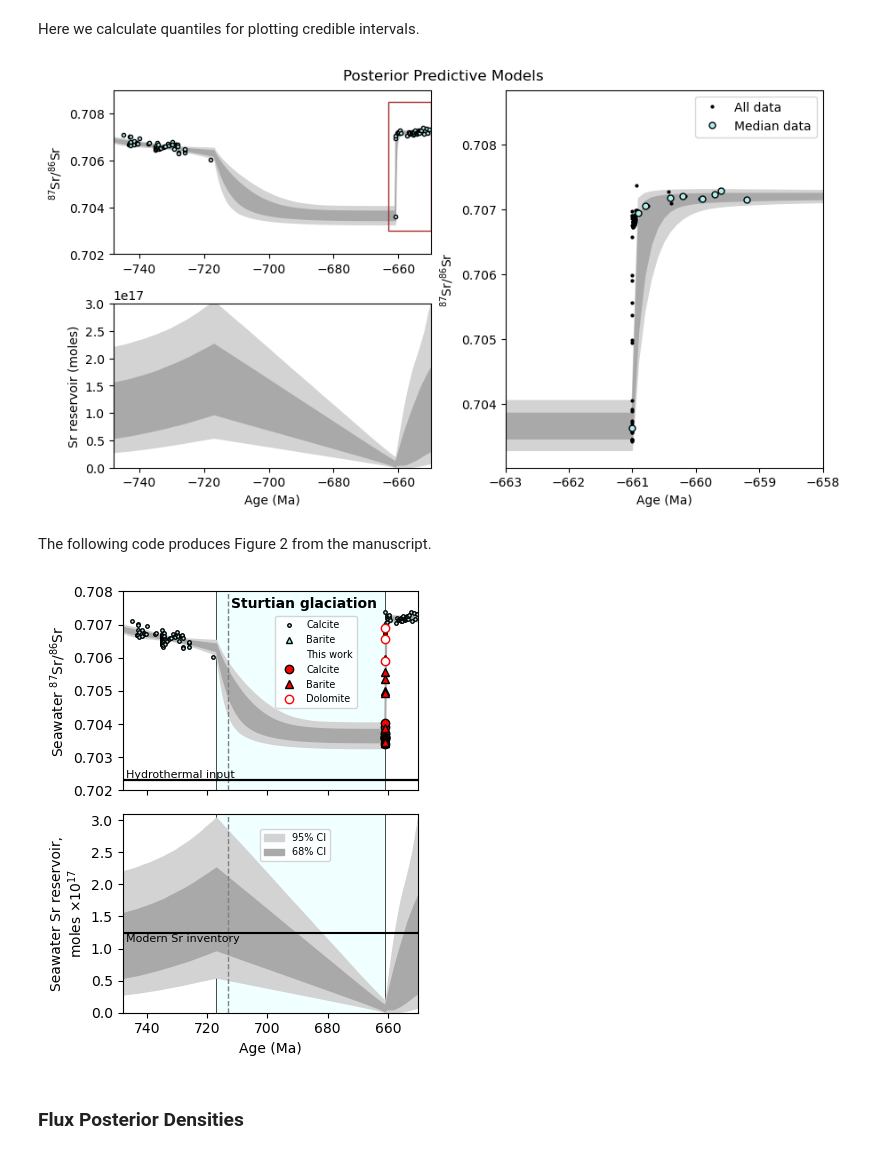
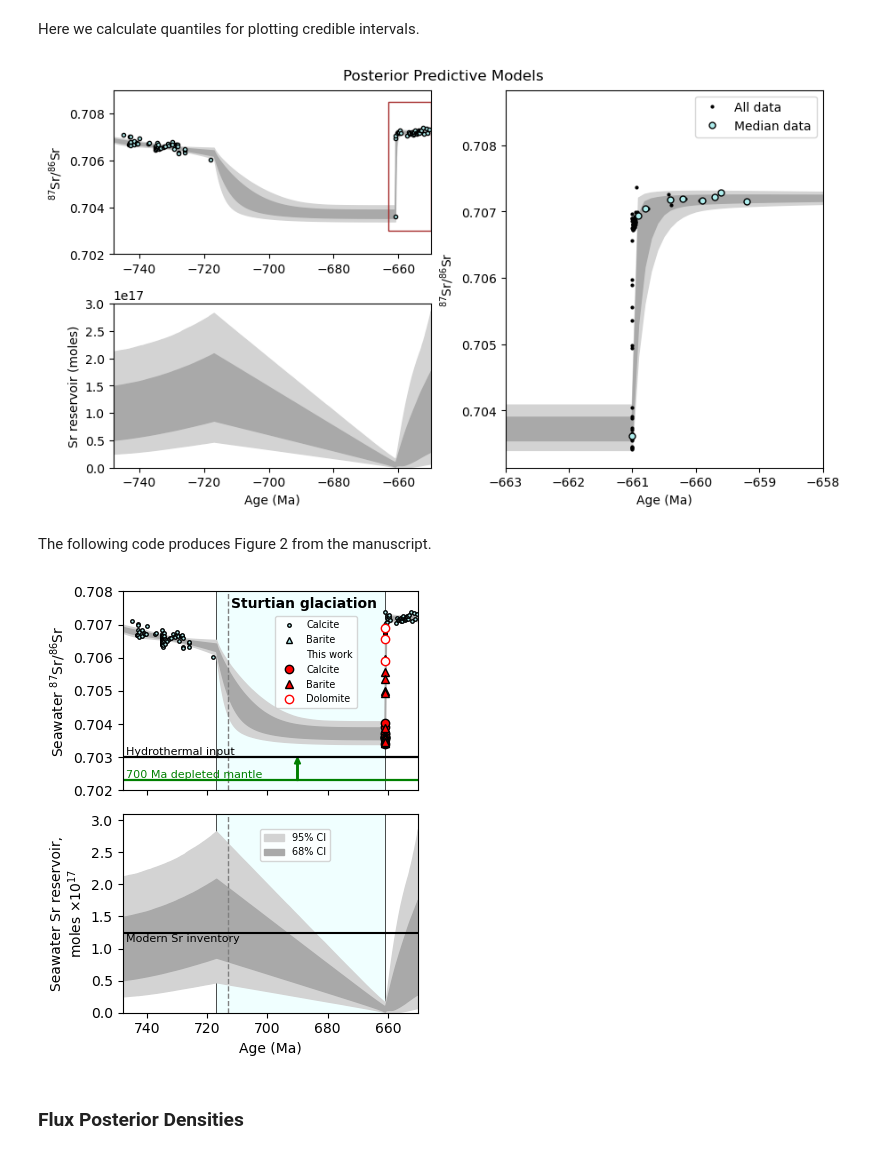
Before and after one commit to sarttiso/Neoproterozoic-strontium-box-model, a Jupyter notebook: strontium_box_model.ipynb, the cells around one changed output. Drawn from its saved outputs; the diff is of its cells as text; code cells hidden in the pictures.

```diff
--- a/strontium_box_model.ipynb
+++ b/strontium_box_model.ipynb
@@ -614,7 +615,7 @@ trace = az.from_netcdf('models/2025-02-04_smc_12-chains_5k.nc')
 As with the prior predictive model, we use the posterior draws for the parameters and then solve the ODE forward model to evaluate the posterior inference for the time evolution of the Sr reservoir and isotopic composition.
 # %%
 # get posterior samples
-n_sam = 60000
+n_sam = 100000
 posterior_params = az.extract(trace, num_samples=n_sam)
 
 F_ri_posterior = posterior_params.F_ri.to_numpy().squeeze()
@@ -712,12 +713,12 @@ ax3.legend()
 
 plt.suptitle('Posterior Predictive Models')
 
-# plt.savefig('figures/posterior-predictive-models.pdf', format='pdf', bbox_inches='tight')
-# plt.savefig('figures/posterior-predictive-models.png', format='png', dpi=600, bbox_inches='tight')
+plt.savefig('figures/posterior-predictive-models.pdf', format='pdf', bbox_inches='tight')
+plt.savefig('figures/posterior-predictive-models.png', format='png', dpi=600, bbox_inches='tight')
 
 plt.show()
 # %% [output]
-[figure, old version]
+[figure, new version]
 # %% [markdown]
 The following code produces Figure 2 from the manuscript.
 # %%
@@ -787,42 +788,48 @@ h3, = ax[0].plot(sr_data.loc[cur_idx, 'Age (Ma)']/1e6,
 handles.append(h3)
 labels.append('Dolomite')
 
-# hydrothermal rSr
+# hydrothermal rSr and mantle rSr
 ax[0].axhline(rSr_ht, linestyle='-', color='k', linewidth=1.6)
 ax[0].text(-747, rSr_ht, 'Hydrothermal input', va='bottom', fontsize=8)
+ax[0].axhline(rSr_mantle, linestyle='-', color='g', linewidth=1.6)
+ax[0].text(-747, rSr_mantle, '700 Ma depleted mantle', va='bottom', fontsize=8, color='g')
+ax[0].arrow(-690, rSr_mantle, 0, rSr_ht-rSr_mantle,
+            width=0.5, head_width=2, head_length=0.0002, length_includes_head=True,
+            color='g')
 
+# axis labels
 ax[0].set_ylabel('Seawater $^{87}$Sr/$^{86}$Sr')
 ax[0].set_ylim([.702, .708])
 ax[0].legend(handles, labels, fontsize=7,
              loc='upper left', bbox_to_anchor=[0.5, 0.9])
 ax[0].set_xlim([-748, -650])
 
 
 # reservoir
 ax[1].fill_between(t/1e6, N_post_95[:,0]/1e17, N_post_95[:,1]/1e17, color=c_95, label='95% CI')
 ax[1].fill_between(t/1e6, N_post_68[:,0]/1e17, N_post_68[:,1]/1e17, color=c_68, label='68% CI')
 ax[1].set_ylabel('Seawater Sr reservoir,\nmoles $\\times 10^{17}$')
 ax[1].set_ylim([0, 3.1])
 # visualize time periods
 ax[1].axvspan(t1_st/1e6, t2_st/1e6, **stu_patch, zorder=-10)
 # indicate duration of Marinoan
 ax[1].axvline(-713, linestyle='--', color='gray', linewidth=1)
 ax[1].axhline(N_modern/1e17, linestyle='-', color='k', linewidth=1.5)
 ax[1].text(-747, N_modern*0.98/1e17, 'Modern Sr inventory', va='top', fontsize=8)
 ax[1].set_xlabel('Age (Ma)')
 ax[1].set_xticks(ax[1].get_xticks())
 ax[1].set_xlim([-748, -650])
 ax[1].set_xticklabels([int(x.get_text().split('−')[1]) for x in ax[1].get_xticklabels()])
 ax[1].legend(fontsize=7, loc='upper left', bbox_to_anchor=[0.45, 0.95])
 
 plt.tight_layout()
 
-# plt.savefig('figures/posterior_N-alpha.pdf', format='pdf', bbox_inches='tight', dpi=600)
-# plt.savefig('figures/posterior_N-alpha.png', format='png', bbox_inches='tight', dpi=600)
+plt.savefig('figures/posterior_N-alpha.pdf', format='pdf', bbox_inches='tight', dpi=600)
+plt.savefig('figures/posterior_N-alpha.png', format='png', bbox_inches='tight', dpi=600)
 
 plt.show()
 # %% [output]
-[figure, old version]
+[figure, new version]
 # %% [markdown]
 ### Flux Posterior Densities
 # %% [markdown]
```
Also changed, not shown: parts of 12 cells of this notebook, 13 other files.
